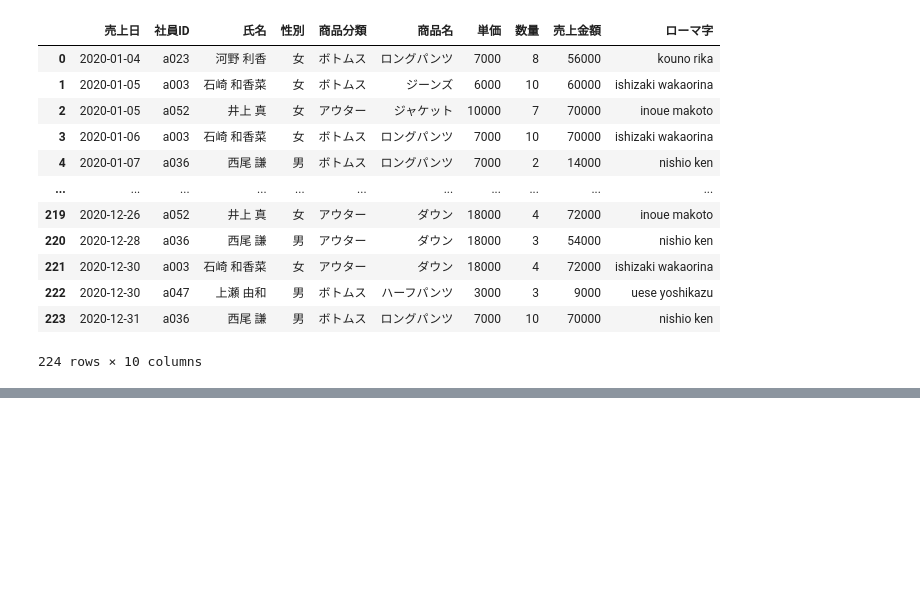
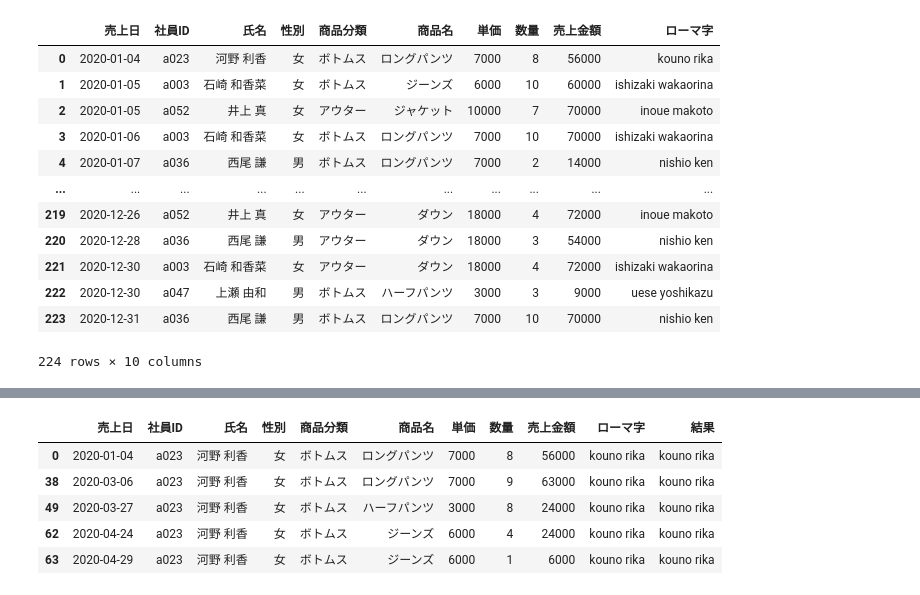
Before and after one commit to Reonbalu/Pandas, a Jupyter notebook: 14_map_apply_applymap/pykakasi_df_toExcel.ipynb, the cells around one changed output, grey strips where cells are left out. Cells and saved outputs as stored; diff of their text form; code cells hidden in the pictures; blank space fills up the shorter version.

```diff
--- a/14_map_apply_applymap/pykakasi_df_toExcel.ipynb
+++ b/14_map_apply_applymap/pykakasi_df_toExcel.ipynb
@@ -62,0 +91,10 @@ df.to_excel('df_output.xlsx')
+# %%
+# 欠損値以外の行を抽出
+df[~df['結果'].isnull()].head()
+# %% [output]
+|  | 売上日 | 社員ID | 氏名 | 性別 | 商品分類 | 商品名 | 単価 | 数量 | 売上金額 | ローマ字 | 結果 |
+| 0 | 2020-01-04 | a023 | 河野 利香 | 女 | ボトムス | ロングパンツ | 7000 | 8 | 56000 | kouno rika | kouno rika |
+| 38 | 2020-03-06 | a023 | 河野 利香 | 女 | ボトムス | ロングパンツ | 7000 | 9 | 63000 | kouno rika | kouno rika |
+| 49 | 2020-03-27 | a023 | 河野 利香 | 女 | ボトムス | ハーフパンツ | 3000 | 8 | 24000 | kouno rika | kouno rika |
+| 62 | 2020-04-24 | a023 | 河野 利香 | 女 | ボトムス | ジーンズ | 6000 | 4 | 24000 | kouno rika | kouno rika |
+| 63 | 2020-04-29 | a023 | 河野 利香 | 女 | ボトムス | ジーンズ | 6000 | 1 | 6000 | kouno rika | kouno rika |
```
Also changed, not shown: parts of 5 cells of this notebook, 1 other file.
